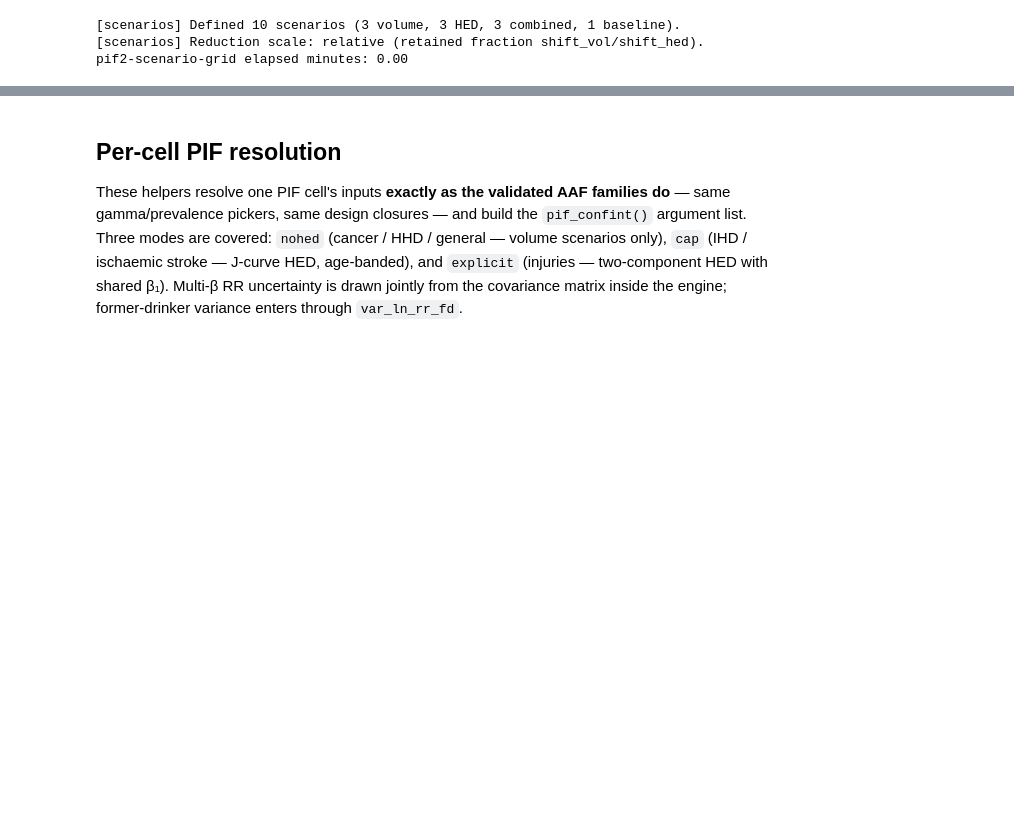
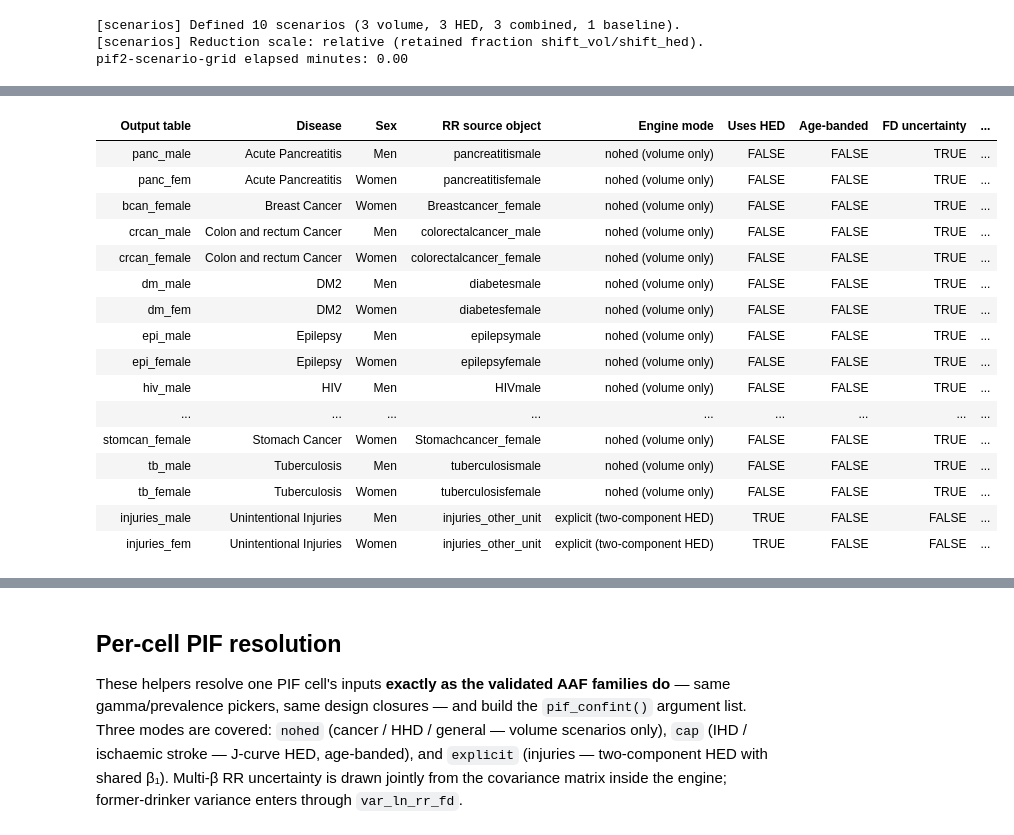
Before and after one commit to ACC1240138/expandPIF, a Jupyter notebook: __andres_control/expand_pif2.ipynb, the cells around one changed output, grey strips where cells are left out. Saved outputs shown, nothing was run; the diff lists cells and outputs as text; code cells hidden in the pictures; blank space fills up the shorter version.

Commit message:
Step 2 of expanding PIF: expanding them over other diseases, with a test of a joint scenario, and comparison with Table 5 PUC RRs for IHD/IS

```diff
--- a/__andres_control/expand_pif2.ipynb
+++ b/__andres_control/expand_pif2.ipynb
@@ -601,3 +732,77 @@ message(sprintf(
 [scenarios] Defined 10 scenarios (3 volume, 3 HED, 3 combined, 1 baseline).
 [scenarios] Reduction scale: relative (retained fraction shift_vol/shift_hed).
 pif2-scenario-grid elapsed minutes: 0.00
+# %%
+#| label: pif2-tbl-spec-and-scenarios
+#| results: "hold"
+
+.t0 <- Sys.time()
+
+# Two reference tables: WHAT the PIF covers (the output spec, derived from the AAF
+# audit) and WHICH counterfactuals it runs (the scenario registry).
+pif2_spec_display <- pif2_output_spec |>
+  dplyr::mutate(
+    sex = unname(pif2_sex_labels[sex]),
+    mode = dplyr::recode(mode,
+                         "nohed"    = "nohed (volume only)",
+                         "cap"      = "cap (J-curve, age-banded)",
+                         "explicit" = "explicit (two-component HED)"),
+    registry_scope = tidyr::replace_na(registry_scope, "record index (cancer/hhd/general)")
+  ) |>
+  dplyr::select(
+    `Output table`     = output_name,
+    Disease            = disease,
+    Sex                = sex,
+    `RR source object` = source_object,
+    `Engine mode`      = mode,
+    `Uses HED`         = uses_hed,
+    `Age-banded`       = age_banded,
+    `FD uncertainty`   = fd_uncertainty,
+    `RR registry`      = registry_scope
+  ) |>
+  dplyr::arrange(Disease, Sex)
+
+pif2_scenario_display <- pif2_scenario_grid |>
+  dplyr::select(
+    Scenario               = scenario_id,
+    Label                  = scenario_label,
+    Family                 = scenario_family,
+    `Engine path`          = engine_scenario,
+    `Volume cut (%)`       = volume_reduction_pct,
+    `HED cut (%)`          = hed_reduction_pct,
+    `shift_vol (retained)` = shift_vol,
+    `shift_hed (retained)` = shift_hed,
+    `Needs HED cause`      = requires_hed,
+    Scale                  = scale
+  )
+
+message(sprintf(
+  "pif2-tbl-spec-and-scenarios elapsed minutes: %.2f",
+  pif2_elapsed_min(.t0)
+))
+
+pif2_html_tables(
+  pif2_html_table(
+    pif2_spec_display,
+    caption = sprintf("PIF output spec: %s output tables, %s distinct diseases",
+                      nrow(pif2_output_spec), dplyr::n_distinct(pif2_output_spec$disease)),
+    note = paste(
+      "Derived from the AAF audit (aaf_adam_rr_audit), so the PIF covers exactly the same output",
+      "tables, engine modes and former-drinker settings as the validated PAF. A volume-only cause",
+      "(Uses HED = FALSE) can never receive an HED or combined scenario."
+    ),
+    max_height = 420
+  ),
+  pif2_html_table(
+    pif2_scenario_display,
+    caption = sprintf("PIF scenario registry (%s counterfactuals)", nrow(pif2_scenario_grid)),
+    note = paste(
+      "All reductions are relative; shift_vol / shift_hed are the RETAINED fractions (0.9 = -10%).",
+      "Baseline is a no-change reference (PIF = 0 by construction). Scenarios flagged",
+      "'Needs HED cause' are reported as NA with a reason on volume-only causes, never as a zero."
+    ),
+    max_height = 380,
+    digits = 2
+  )
+)
+# %% [output]
@@ -603,0 +812,17 @@ pif2-scenario-grid elapsed minutes: 0.00
+| Output table | Disease | Sex | RR source object | Engine mode | Uses HED | Age-banded | FD uncertainty | ... |
+| panc_male | Acute Pancreatitis | Men | pancreatitismale | nohed (volume only) | FALSE | FALSE | TRUE | ... |
+| panc_fem | Acute Pancreatitis | Women | pancreatitisfemale | nohed (volume only) | FALSE | FALSE | TRUE | ... |
+| bcan_female | Breast Cancer | Women | Breastcancer_female | nohed (volume only) | FALSE | FALSE | TRUE | ... |
+| crcan_male | Colon and rectum Cancer | Men | colorectalcancer_male | nohed (volume only) | FALSE | FALSE | TRUE | ... |
+| crcan_female | Colon and rectum Cancer | Women | colorectalcancer_female | nohed (volume only) | FALSE | FALSE | TRUE | ... |
+| dm_male | DM2 | Men | diabetesmale | nohed (volume only) | FALSE | FALSE | TRUE | ... |
+| dm_fem | DM2 | Women | diabetesfemale | nohed (volume only) | FALSE | FALSE | TRUE | ... |
+| epi_male | Epilepsy | Men | epilepsymale | nohed (volume only) | FALSE | FALSE | TRUE | ... |
+| epi_female | Epilepsy | Women | epilepsyfemale | nohed (volume only) | FALSE | FALSE | TRUE | ... |
+| hiv_male | HIV | Men | HIVmale | nohed (volume only) | FALSE | FALSE | TRUE | ... |
+| ... | ... | ... | ... | ... | ... | ... | ... | ... |
+| stomcan_female | Stomach Cancer | Women | Stomachcancer_female | nohed (volume only) | FALSE | FALSE | TRUE | ... |
+| tb_male | Tuberculosis | Men | tuberculosismale | nohed (volume only) | FALSE | FALSE | TRUE | ... |
+| tb_female | Tuberculosis | Women | tuberculosisfemale | nohed (volume only) | FALSE | FALSE | TRUE | ... |
+| injuries_male | Unintentional Injuries | Men | injuries_other_unit | explicit (two-component HED) | TRUE | FALSE | FALSE | ... |
+| injuries_fem | Unintentional Injuries | Women | injuries_other_unit | explicit (two-component HED) | TRUE | FALSE | FALSE | ... |
```
Also changed, not shown: parts of 32 cells of this notebook, 32 other files.
